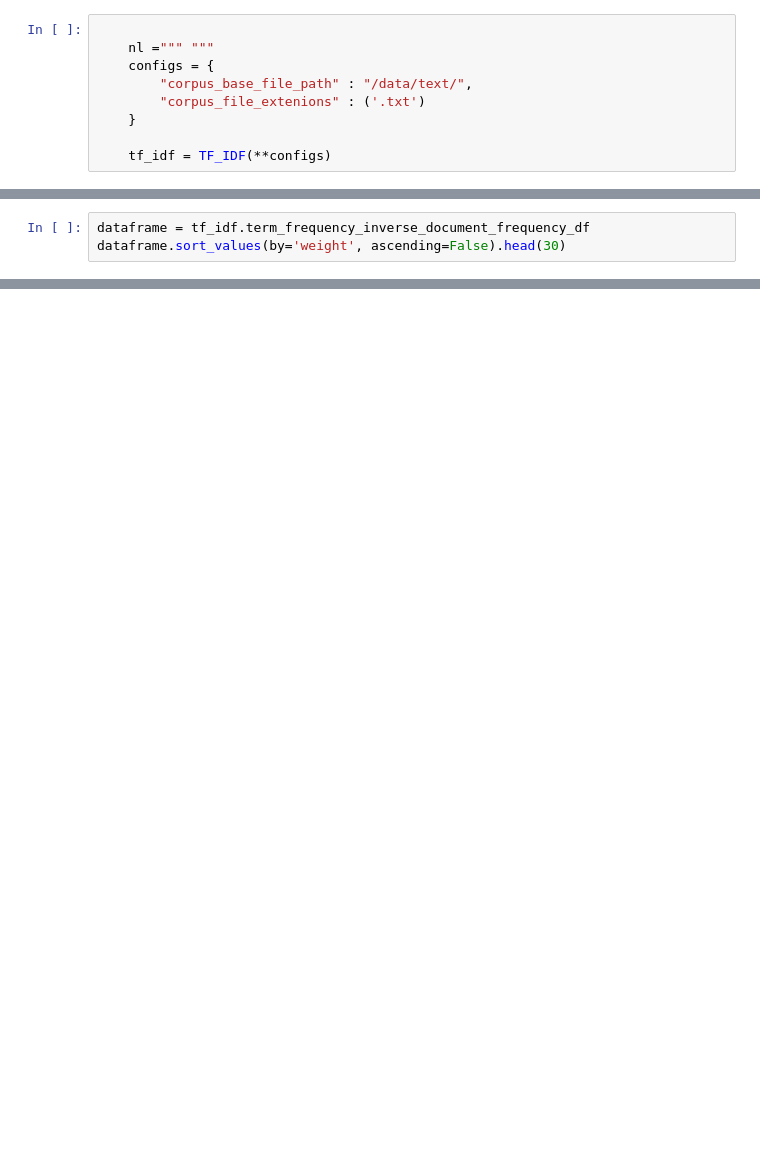
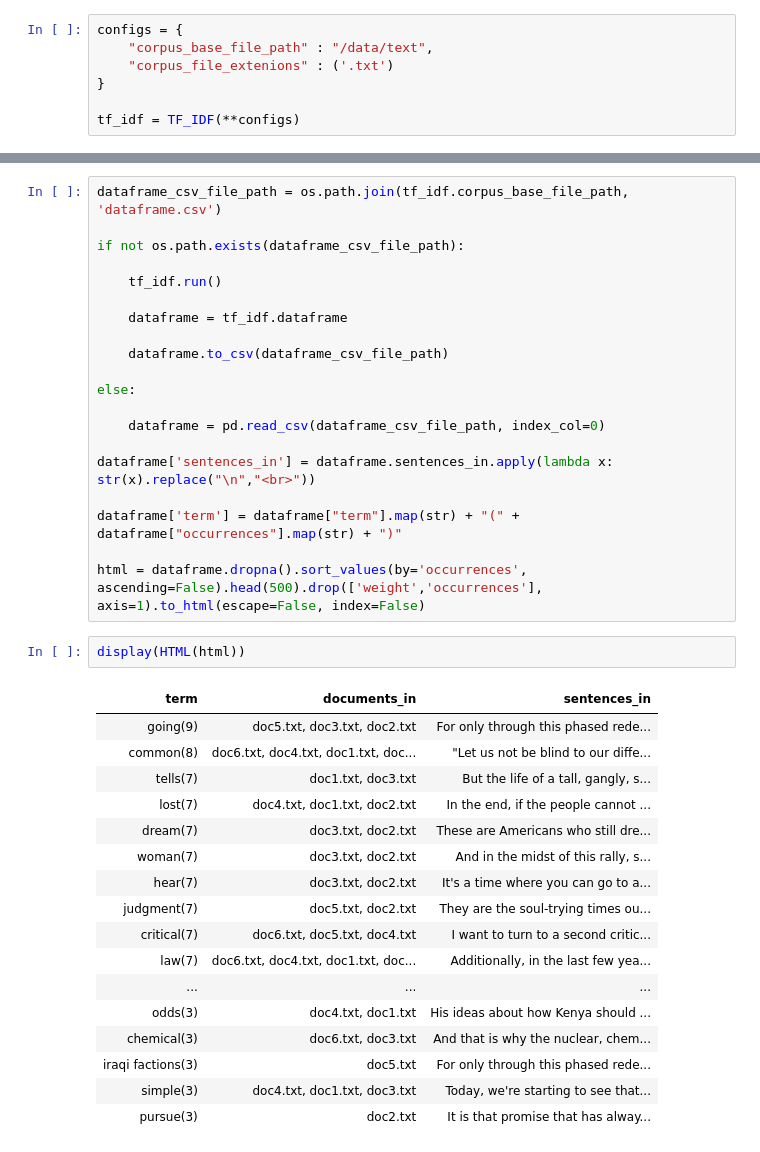
Before and after one commit to javiergatto/udacity, a Jupyter notebook: notebooks/tf_idf.ipynb, the cells around one changed output, grey strips where cells are left out. Drawn from its saved outputs; the diff is of its cells as text; blank space fills up the shorter version.

```diff
--- a/notebooks/tf_idf.ipynb
+++ b/notebooks/tf_idf.ipynb
@@ -118,11 +189,9 @@ class TF_IDF:
 
         return self
 # %%
+configs = {
+    "corpus_base_file_path" : "/data/text",
+    "corpus_file_extenions" : ('.txt')
+}
 
-    nl =""" """
-    configs = {
-        "corpus_base_file_path" : "/data/text/",
-        "corpus_file_extenions" : ('.txt')
-    }
-
-    tf_idf = TF_IDF(**configs)
+tf_idf = TF_IDF(**configs)
@@ -133,3 +197,0 @@ tf_idf.run()
-# %%
-dataframe = tf_idf.term_frequency_inverse_document_frequency_df
-dataframe.sort_values(by='weight', ascending=False).head(30)
@@ -153,0 +198,40 @@ dataframe.sort_values(by='weight', ascending=False).head(30)
+# %%
+dataframe_csv_file_path = os.path.join(tf_idf.corpus_base_file_path, 'dataframe.csv')
+
+if not os.path.exists(dataframe_csv_file_path):
+
+    tf_idf.run()
+
+    dataframe = tf_idf.dataframe
+
+    dataframe.to_csv(dataframe_csv_file_path)
+
+else:
+
+    dataframe = pd.read_csv(dataframe_csv_file_path, index_col=0)
+
+dataframe['sentences_in'] = dataframe.sentences_in.apply(lambda x: str(x).replace("\n","<br>"))
+
+dataframe['term'] = dataframe["term"].map(str) + "(" + dataframe["occurrences"].map(str) + ")"
+
+html = dataframe.dropna().sort_values(by='occurrences', ascending=False).head(500).drop(['weight','occurrences'], axis=1).to_html(escape=False, index=False)
+# %%
+display(HTML(html))
+# %% [output]
+| term | documents_in | sentences_in |
+| going(9) | doc5.txt, doc3.txt, doc2.txt | For only through this phased rede... |
+| common(8) | doc6.txt, doc4.txt, doc1.txt, doc... | "Let us not be blind to our diffe... |
+| tells(7) | doc1.txt, doc3.txt | But the life of a tall, gangly, s... |
+| lost(7) | doc4.txt, doc1.txt, doc2.txt | In the end, if the people cannot ... |
+| dream(7) | doc3.txt, doc2.txt | These are Americans who still dre... |
+| woman(7) | doc3.txt, doc2.txt | And in the midst of this rally, s... |
+| hear(7) | doc3.txt, doc2.txt | It's a time where you can go to a... |
+| judgment(7) | doc5.txt, doc2.txt | They are the soul-trying times ou... |
+| critical(7) | doc6.txt, doc5.txt, doc4.txt | I want to turn to a second critic... |
+| law(7) | doc6.txt, doc4.txt, doc1.txt, doc... | Additionally, in the last few yea... |
+| ... | ... | ... |
+| odds(3) | doc4.txt, doc1.txt | His ideas about how Kenya should ... |
+| chemical(3) | doc6.txt, doc3.txt | And that is why the nuclear, chem... |
+| iraqi factions(3) | doc5.txt | For only through this phased rede... |
+| simple(3) | doc4.txt, doc1.txt, doc3.txt | Today, we're starting to see that... |
+| pursue(3) | doc2.txt | It is that promise that has alway... |
```
Also changed, not shown: parts of 6 cells of this notebook, 4 other files.
